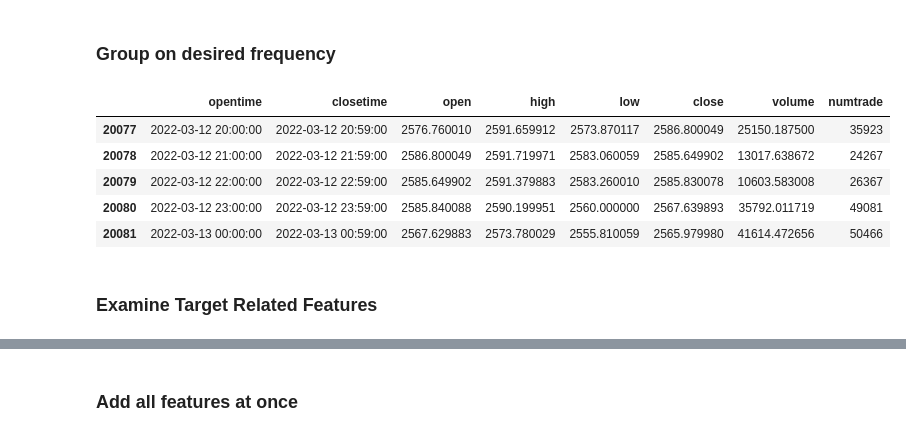
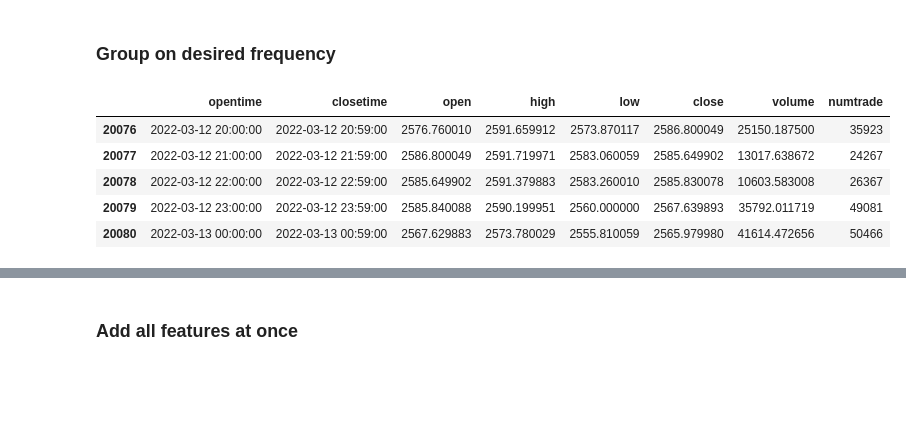
Before and after one commit to Takfes/fun-crypto-app, a Jupyter notebook: notebooks/exploration.ipynb, the cells around one changed output, grey strips where cells are left out. Drawn from its saved outputs; the diff is of its cells as text; code cells hidden in the pictures; blank space fills up the shorter version.

Commit message:
exploring target options

```diff
--- a/notebooks/exploration.ipynb
+++ b/notebooks/exploration.ipynb
@@ -100,31 +100,30 @@ raw = pd.read_pickle('../data/eth.pkl')
 ### Group on desired frequency
 # %%
 df = \
-    raw.groupby(pd.Grouper(key="openTime", freq="1H"),as_index=False)\
+    raw.groupby(pd.Grouper(key="openTime", freq="1H"))\
     .agg(
-    cnt=pd.NamedAgg(column="symbol", aggfunc="size"),
-    opentime=pd.NamedAgg(column="openTime", aggfunc="min"),
-    closetime=pd.NamedAgg(column="openTime", aggfunc="min"),
-    open=pd.NamedAgg(column="open", aggfunc="first"),
-    high=pd.NamedAgg(column="high", aggfunc="max"),
-    low=pd.NamedAgg(column="low", aggfunc="min"),
-    close=pd.NamedAgg(column="close", aggfunc="last"),
-    volume=pd.NamedAgg(column="volume", aggfunc="sum"),
-    numtrade=pd.NamedAgg(column="numTrades", aggfunc="sum"),
+        cnt=pd.NamedAgg(column="symbol", aggfunc="size"),
+        opentime=pd.NamedAgg(column="openTime", aggfunc="min"),
+        closetime=pd.NamedAgg(column="openTime", aggfunc="min"),
+        open=pd.NamedAgg(column="open", aggfunc="first"),
+        high=pd.NamedAgg(column="high", aggfunc="max"),
+        low=pd.NamedAgg(column="low", aggfunc="min"),
+        close=pd.NamedAgg(column="close", aggfunc="last"),
+        volume=pd.NamedAgg(column="volume", aggfunc="sum"),
+        numtrade=pd.NamedAgg(column="numTrades", aggfunc="sum"),
     )\
     .query('cnt >= 4')\
     .drop('cnt',axis=1)\
-    .assign(closetime = lambda x : x.closetime + pd.Timedelta(minutes=59))
+    .assign(closetime = lambda x : x.closetime + pd.Timedelta(minutes=59))\
+    .reset_index(drop=True)
 
 # alternative way to resample and regroup data
-# gdf = df.resample('30min',on='opentime').agg({'close':'last','high':'max'}).tail(10)
+# df = raw.resample('30min',on='opentime').agg({'close':'last','high':'max'}).tail(10)
 df.tail()
 # %% [output]
 |  | opentime | closetime | open | high | low | close | volume | numtrade |
-| 20077 | 2022-03-12 20:00:00 | 2022-03-12 20:59:00 | 2576.760010 | 2591.659912 | 2573.870117 | 2586.800049 | 25150.187500 | 35923 |
-| 20078 | 2022-03-12 21:00:00 | 2022-03-12 21:59:00 | 2586.800049 | 2591.719971 | 2583.060059 | 2585.649902 | 13017.638672 | 24267 |
-| 20079 | 2022-03-12 22:00:00 | 2022-03-12 22:59:00 | 2585.649902 | 2591.379883 | 2583.260010 | 2585.830078 | 10603.583008 | 26367 |
-| 20080 | 2022-03-12 23:00:00 | 2022-03-12 23:59:00 | 2585.840088 | 2590.199951 | 2560.000000 | 2567.639893 | 35792.011719 | 49081 |
-| 20081 | 2022-03-13 00:00:00 | 2022-03-13 00:59:00 | 2567.629883 | 2573.780029 | 2555.810059 | 2565.979980 | 41614.472656 | 50466 |
+| 20076 | 2022-03-12 20:00:00 | 2022-03-12 20:59:00 | 2576.760010 | 2591.659912 | 2573.870117 | 2586.800049 | 25150.187500 | 35923 |
+| 20077 | 2022-03-12 21:00:00 | 2022-03-12 21:59:00 | 2586.800049 | 2591.719971 | 2583.060059 | 2585.649902 | 13017.638672 | 24267 |
+| 20078 | 2022-03-12 22:00:00 | 2022-03-12 22:59:00 | 2585.649902 | 2591.379883 | 2583.260010 | 2585.830078 | 10603.583008 | 26367 |
+| 20079 | 2022-03-12 23:00:00 | 2022-03-12 23:59:00 | 2585.840088 | 2590.199951 | 2560.000000 | 2567.639893 | 35792.011719 | 49081 |
+| 20080 | 2022-03-13 00:00:00 | 2022-03-13 00:59:00 | 2567.629883 | 2573.780029 | 2555.810059 | 2565.979980 | 41614.472656 | 50466 |
-# %% [markdown]
-### Examine Target Related Features
```
Also changed, not shown: parts of 45 cells of this notebook.
